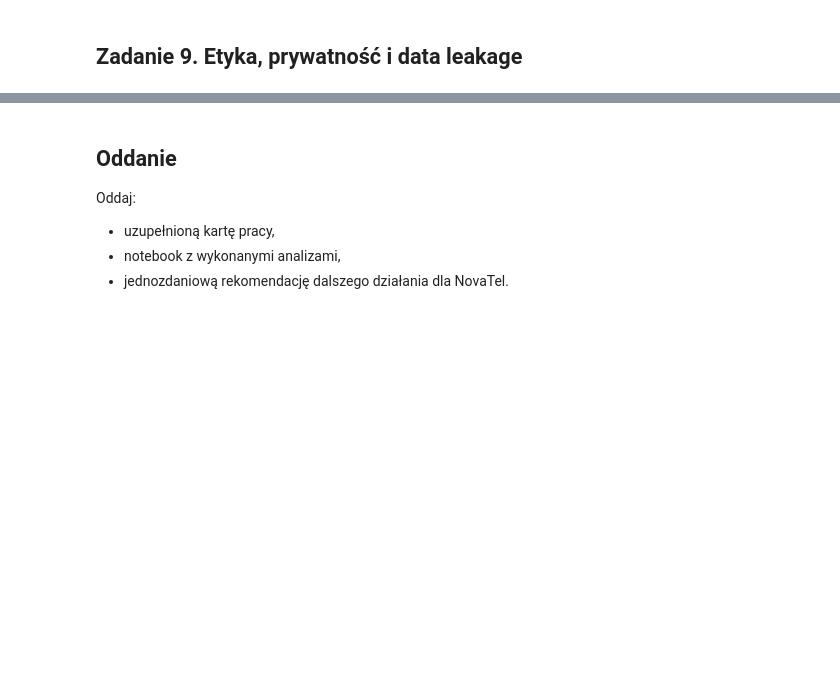
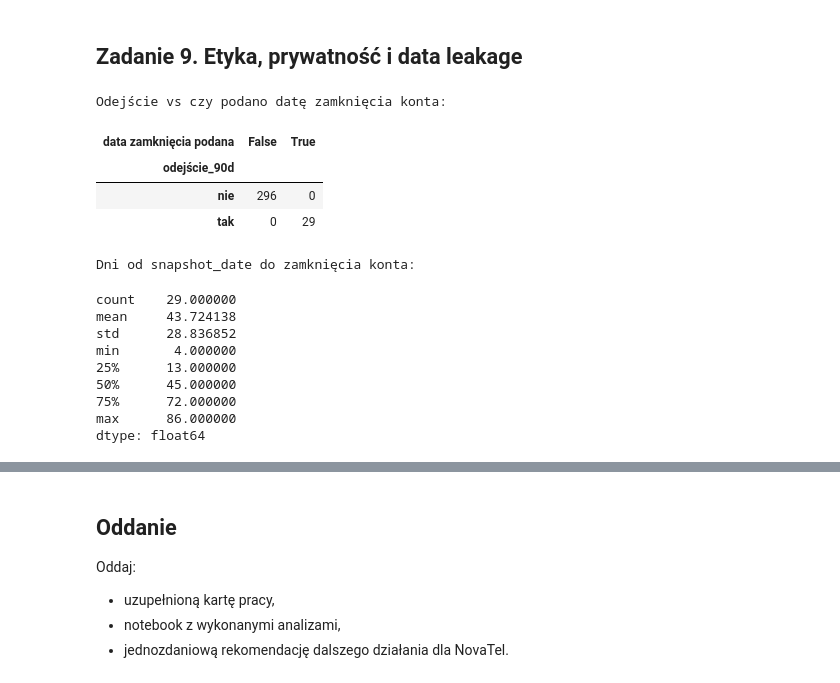
Before and after one commit to Kaja-K/WSB-courses, a Jupyter notebook: data-mining/lab1/lab1_start_student_Kaja_Kuchnia.ipynb, the cells around one changed output, grey strips where cells are left out. Drawn from its saved outputs; the diff is of its cells as text; code cells hidden in the pictures; blank space fills up the shorter version.

```diff
--- a/data-mining/lab1/lab1_start_student.ipynb
+++ b/data-mining/lab1/lab1_start_student_Kaja_Kuchnia.ipynb
@@ -190,7 +262,28 @@ Dla każdego etapu podaj:
 # %% [markdown]
 ## Zadanie 9. Etyka, prywatność i data leakage
 # %%
-#jedna kolumna ktora zawiera problem
+print("Odejście vs czy podano datę zamknięcia konta:")
+display(pd.crosstab(df["odejście_90d"], df["data_zamknięcia_konta"].notna(),
+                    colnames=["data zamknięcia podana"]))
+dni = (pd.to_datetime(df["data_zamknięcia_konta"]) - pd.to_datetime(df["snapshot_date"])).dt.days
+print("\nDni od snapshot_date do zamknięcia konta:")
+display(dni.describe())
+# %% [output]
+Odejście vs czy podano datę zamknięcia konta:
+| data zamknięcia podana | False | True |
+| odejście_90d |  |  |
+| nie | 296 | 0 |
+| tak | 0 | 29 |
+Dni od snapshot_date do zamknięcia konta:
+count    29.000000
+mean     43.724138
+std      28.836852
+min       4.000000
+25%      13.000000
+50%      45.000000
+75%      72.000000
+max      86.000000
+dtype: float64
 # %% [markdown]
 Odpowiedz:
 
```
Also changed, not shown: parts of 14 cells of this notebook, 3 other files.
